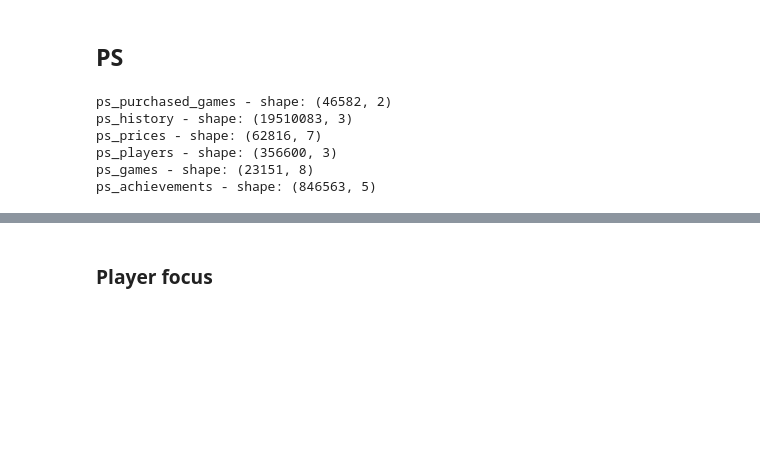
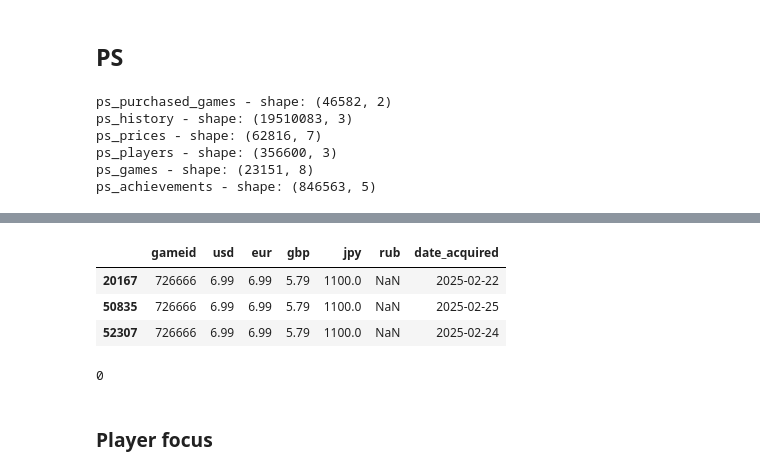
Before and after one commit to yfsongum/video_games_analysis_2025, a Jupyter notebook: SI_618_Project.ipynb, the cells around one changed output, grey strips where cells are left out. Cells and saved outputs as stored; diff of their text form; code cells hidden in the pictures; blank space fills up the shorter version.

Commit message:
cleaned prices data and kept only the most recent price entry for each gameid

```diff
--- a/SI_618_Project.ipynb
+++ b/SI_618_Project.ipynb
@@ -123,3 +152,16 @@ ps_purchased_games = dfs['ps_purchased_games']
+# %%
+ps_prices[ps_prices['gameid'] == 726666]
+# %% [output]
+|  | gameid | usd | eur | gbp | jpy | rub | date_acquired |
+| 20167 | 726666 | 6.99 | 6.99 | 5.79 | 1100.0 | NaN | 2025-02-22 |
+| 50835 | 726666 | 6.99 | 6.99 | 5.79 | 1100.0 | NaN | 2025-02-25 |
+| 52307 | 726666 | 6.99 | 6.99 | 5.79 | 1100.0 | NaN | 2025-02-24 |
+# %%
+# for each gameid, keep only the most recent price entry
+ps_prices = ps_prices.sort_values("date_acquired").drop_duplicates(subset=["gameid"], keep="last")
+print(ps_prices.duplicated(subset=["gameid"]).sum())
+# %% [output]
+0
 # %% [markdown]
 ### Player focus
 # %%
```
Also changed, not shown: parts of 27 cells of this notebook.
